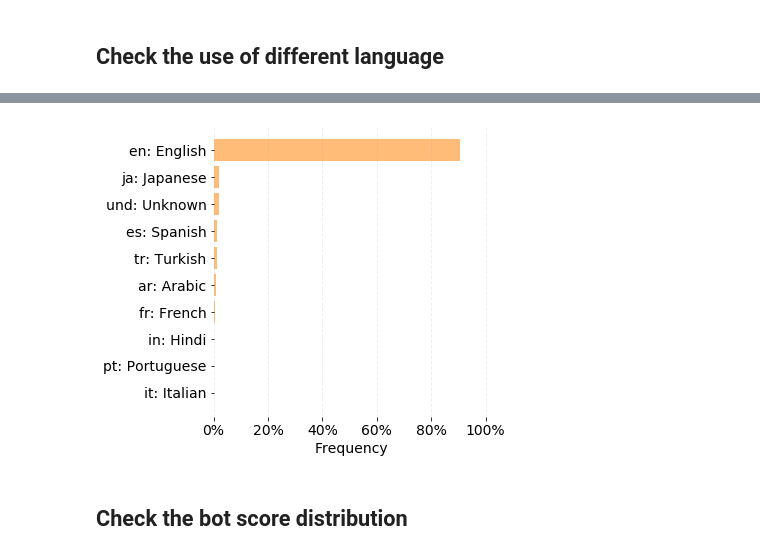
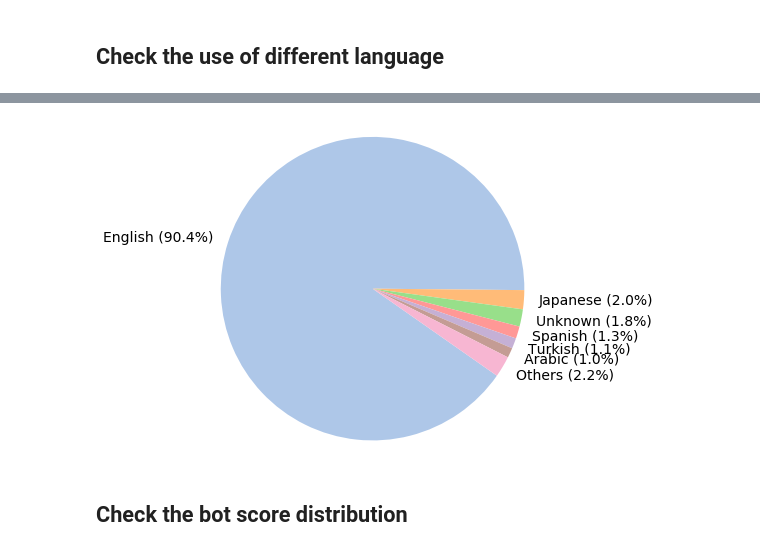
Before and after one commit to yang3kc/botometer101, a Jupyter notebook: exps/analysis.ipynb, the cells around one changed output, grey strips where cells are left out. Drawn from its saved outputs; the diff is of its cells as text; code cells hidden in the pictures.

```diff
--- a/exps/analysis.ipynb
+++ b/exps/analysis.ipynb
@@ -102,3 +115,5 @@ lang_percent = bot_scores_df.lang.value_counts(normalize=True).head(10).sort_val
+# %%
+lang_freq = bot_scores_df.lang.value_counts()
 # %%
 lang_code_map = {
     'en': "English",
@@ -131,26 +130,33 @@ lang_percent
-# %%
-plt.figure(figsize=(6, 5))
-plt.barh(
-    lang_percent.lang,
-    lang_percent.pct,
-    color=light_orange
-)
-plt.xlim([0, 1.01])
-
-plt.gca().xaxis.set_major_formatter(mtick.PercentFormatter(xmax=1))
-
-plt.gca().grid(axis='x', alpha=0.2, linestyle='--', linewidth=1,)
-
-plt.xlabel("Frequency")
-
-plt.gca().spines['top'].set_visible(False)
-plt.gca().spines['left'].set_visible(False)
-plt.gca().spines['right'].set_visible(False)
-plt.gca().spines['bottom'].set_visible(False)
-plt.tight_layout()
-plt.savefig("figures/language_freqency.pdf")
-# %% [output]
-[figure, removed]
+# %%
+lang_labels = []
+lang_freq_count = []
+for index, freq in lang_freq.head(6).iteritems():
+    lang_labels.append(f"{lang_code_map.get(index)} ({freq / lang_freq.sum()*100:.1f}%)")
+    lang_freq_count.append(freq)
+
+lang_labels.append(f"Others ({lang_freq.tail(-6).sum() / lang_freq.sum()*100:.1f}%)")
+lang_freq_count.append(lang_freq.tail(-6).sum())
+# %%
+plt.figure(figsize=(6, 6))
+colors = [
+    "#aec7e8",
+    "#ffbb78",
+    "#98df8a",
+    "#ff9896",
+    "#c5b0d5",
+    "#c49c94",
+    "#f7b6d2",
+]
+plt.pie(
+    lang_freq_count,
+    labels=lang_labels,
+    colors=colors,
+    counterclock=False,
+    startangle=-35)
+plt.gca().axis('equal');
+plt.savefig("figures/language_freqency.pdf")
+# %% [output]
+[figure, added]
 # %% [markdown]
 ## Check the bot score distribution
 # %%
```
Also changed, not shown: parts of 9 cells of this notebook.
